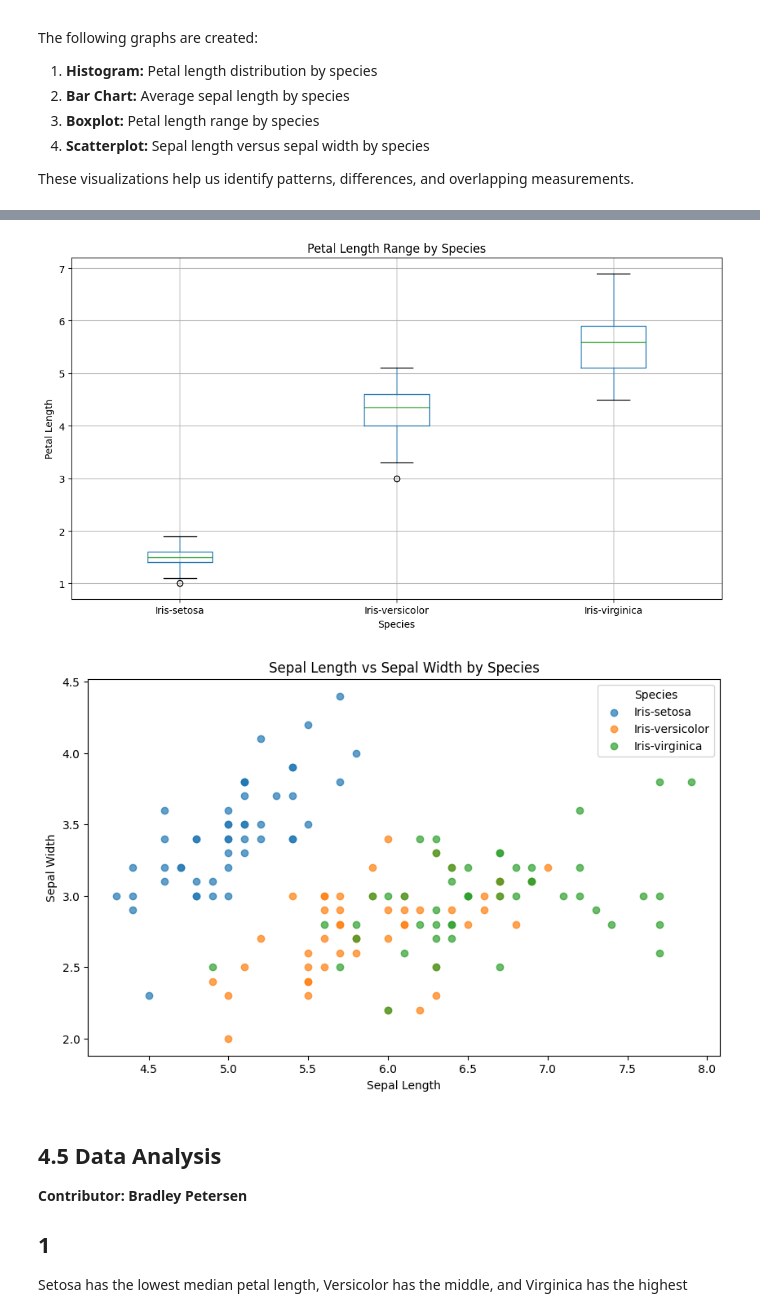
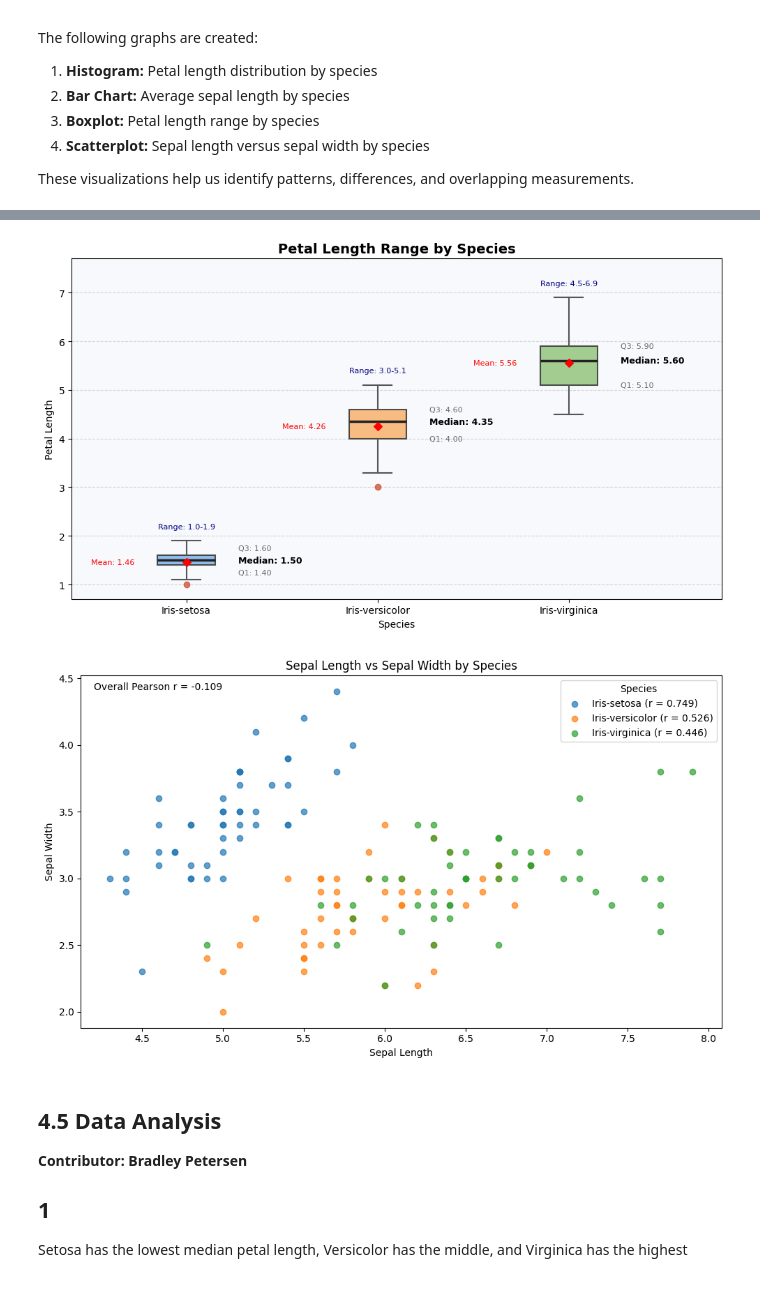
Before and after one commit to ReflexAngle/CIS502AssignmentOne, a Jupyter notebook: pythonFiles/old_python_files/Iris_Project_Phases 1_2_3_4_5.ipynb, the cells around one changed output, grey strips where cells are left out. Drawn from its saved outputs; the diff is of its cells as text; code cells hidden in the pictures.

```diff
--- a/pythonFiles/old_python_files/Iris_Project_Phases 1_2_3_4_5.ipynb
+++ b/pythonFiles/old_python_files/Iris_Project_Phases 1_2_3_4_5.ipynb
@@ -585,6 +529,7 @@ These visualizations help us identify patterns, differences, and overlapping mea
 # Plot petal-length distributions for each species.
 import matplotlib.pyplot as plt
 
+# Create a histogram for petal length distributions by species
 fig, ax = plt.subplots(figsize=(10, 6))
 for species in df["species"].unique():
     subset = df[df["species"] == species]
@@ -600,38 +545,90 @@ plt.show()
 # Compare average sepal length in a separate chart.
 mean_sepal_length = df.groupby("species")["sepal_length"].mean()
 fig, ax = plt.subplots(figsize=(10, 6))
 mean_sepal_length.plot(kind="bar", ax=ax)
 ax.set_title("Average Sepal Length by Species")
 ax.set_xlabel("Species")
 ax.set_ylabel("Average Sepal Length")
 fig.tight_layout()
 plt.show()
 
 # Compare petal-length ranges with a separate boxplot.
 fig, ax = plt.subplots(figsize=(10, 6))
-df.boxplot(column="petal_length", by="species", ax=ax)
-ax.set_title("Petal Length Range by Species")
+bp = df.boxplot(column="petal_length", by="species", ax=ax, patch_artist=True, return_type="dict")["petal_length"]
+
+# Give each species its own fill color and style the box elements.
+box_colors = ["#7FB3E8", "#F6B26B", "#93C47D"]
+for box, color in zip(bp["boxes"], box_colors):
+    box.set(facecolor=color, edgecolor="#333333", linewidth=1.5, alpha=0.85)
+for median in bp["medians"]:
+    median.set(color="#222222", linewidth=2.5)
+for line in bp["whiskers"] + bp["caps"]:
+    line.set(color="#555555", linewidth=1.5)
+for flier in bp["fliers"]:
+    flier.set(marker="o", markerfacecolor="#CC4125", markeredgecolor="#CC4125", alpha=0.7)
+ax.set_facecolor("#F7F9FC")
+ax.grid(axis="y", linestyle="--", alpha=0.5)
+ax.grid(axis="x", visible=False)
+ax.set_title("Petal Length Range by Species", fontsize=14, fontweight="bold")
 ax.set_xlabel("Species")
 ax.set_ylabel("Petal Length")
+
+# Annotate each box with its median, quartiles, mean, and range.
+stats = df.groupby("species")["petal_length"].describe()
+for pos, (species, row) in enumerate(stats.iterrows(), start=1):
+    ax.annotate(f"Median: {row['50%']:.2f}", xy=(pos, row["50%"]), xytext=(pos + 0.27, row["50%"]),
+                va="center", fontsize=9, fontweight="bold")
+    # Keep quartile labels at least 0.25 away from the median so narrow boxes stay readable.
+    q1_y = min(row["25%"], row["50%"] - 0.25)
+    q3_y = max(row["75%"], row["50%"] + 0.25)
+    ax.annotate(f"Q1: {row['25%']:.2f}", xy=(pos + 0.25, row["25%"]), xytext=(pos + 0.27, q1_y),
+                va="center", fontsize=8, color="dimgray")
+    ax.annotate(f"Q3: {row['75%']:.2f}", xy=(pos + 0.25, row["75%"]), xytext=(pos + 0.27, q3_y),
+                va="center", fontsize=8, color="dimgray")
+    ax.scatter(pos, row["mean"], marker="D", color="red", zorder=3)
+    ax.annotate(f"Mean: {row['mean']:.2f}", xy=(pos, row["mean"]), xytext=(pos - 0.27, row["mean"]),
+                ha="right", va="center", fontsize=8, color="red")
+    ax.annotate(f"Range: {row['min']:.1f}-{row['max']:.1f}", xy=(pos, row["max"]), xytext=(pos, row["max"] + 0.25),
+                ha="center", fontsize=8, color="navy")
+ax.set_ylim(top=stats["max"].max() + 0.8)
+ax.set_xlim(0.4, len(stats) + 0.8)
 fig.suptitle("")
 fig.tight_layout()
 plt.show()
 
 # scatter plot to visualize the relationship between sepal length and petal length, colored by species.
+# Scatter plot of sepal length and width with Pearson's r per species.
 fig, ax = plt.subplots(figsize=(10, 6))
 for species in df["species"].unique():
     subset = df[df["species"] == species]
-    ax.scatter(subset["sepal_length"], subset["sepal_width"], label=species, alpha=0.7)
+    r = subset["sepal_length"].corr(subset["sepal_width"])
+    ax.scatter(
+        subset["sepal_length"],
+        subset["sepal_width"],
+        label=f"{species} (r = {r:.3f})",
+        alpha=0.7,
+    )
+# Calculate the overall Pearson correlation coefficient for sepal length and width across all species.
+overall_r = df["sepal_length"].corr(df["sepal_width"])
+ax.text(
+    # tthe top left corner of the plot, slightly offset from the axes
+    0.02,
+    0.98,
+    f"Overall Pearson r = {overall_r:.3f}",
+    transform=ax.transAxes,
+    va="top",
+)
 ax.set_xlabel("Sepal Length")
 ax.set_ylabel("Sepal Width")
 ax.set_title("Sepal Length vs Sepal Width by Species")
 ax.legend(title="Species")
+fig.tight_layout()
 plt.show()
 # %% [output]
 [figure]
 [figure]
-[figure, old version]
+[figure, new version]
-[figure, old version]
+[figure, new version]
 # %% [markdown]
 ## 4.5 Data Analysis
 **Contributor: Bradley Petersen**
```
Also changed, not shown: parts of 4 cells of this notebook, 6 other files.
